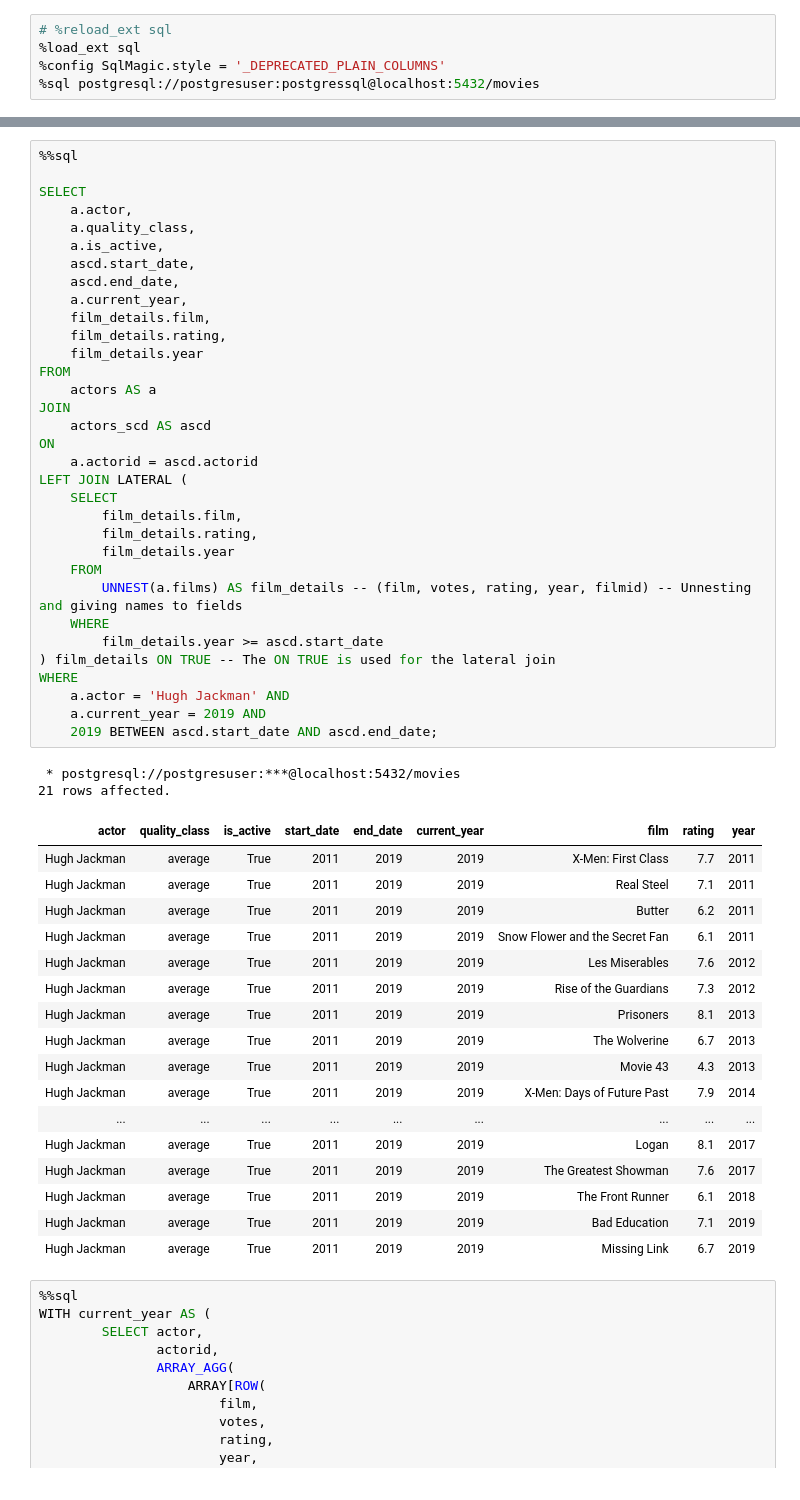
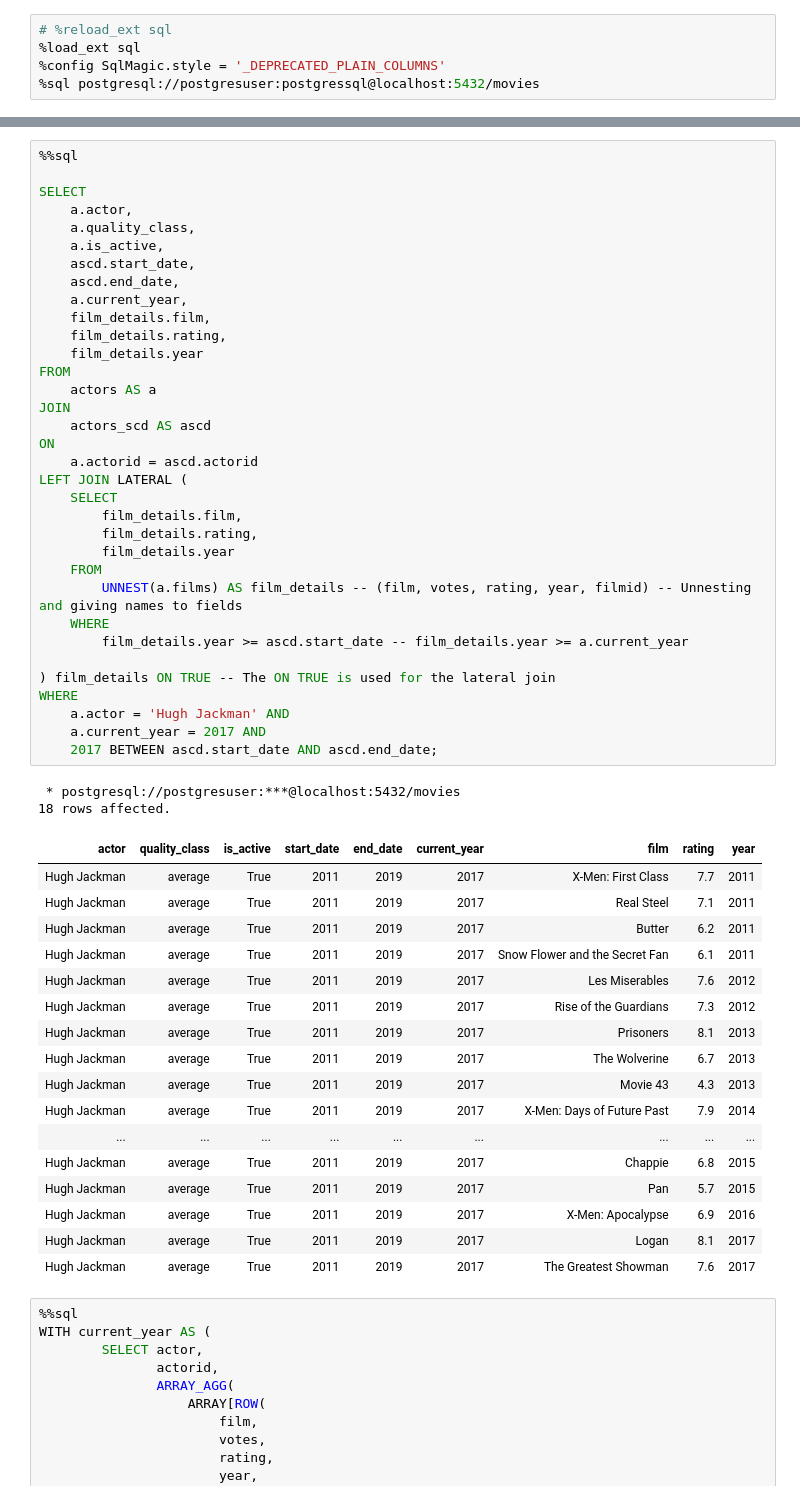
Before and after one commit to rj-pal/advanced-sql-techniques, a Jupyter notebook: movies/magic_sql.ipynb, the cells around one changed output, grey strips where cells are left out. Cells and saved outputs as stored; diff of their text form.

```diff
--- a/movies/magic_sql.ipynb
+++ b/movies/magic_sql.ipynb
@@ -73,53 +76,54 @@ FROM get_actor;
 SELECT
     a.actor,
     a.quality_class,
     a.is_active,
     ascd.start_date,
     ascd.end_date,
     a.current_year,
     film_details.film,
     film_details.rating,
     film_details.year
 FROM
     actors AS a
 JOIN
     actors_scd AS ascd
 ON
     a.actorid = ascd.actorid
 LEFT JOIN LATERAL (
     SELECT
         film_details.film,
         film_details.rating,
         film_details.year
     FROM
         UNNEST(a.films) AS film_details -- (film, votes, rating, year, filmid) -- Unnesting and giving names to fields
     WHERE
-        film_details.year >= ascd.start_date
+        film_details.year >= ascd.start_date -- film_details.year >= a.current_year
+
 ) film_details ON TRUE -- The ON TRUE is used for the lateral join
 WHERE
     a.actor = 'Hugh Jackman' AND
-    a.current_year = 2019 AND
-    2019 BETWEEN ascd.start_date AND ascd.end_date;
+    a.current_year = 2017 AND
+    2017 BETWEEN ascd.start_date AND ascd.end_date;
 # %% [output]
  * postgresql://postgresuser:***@localhost:5432/movies
-21 rows affected.
+18 rows affected.
 | actor | quality_class | is_active | start_date | end_date | current_year | film | rating | year |
-| Hugh Jackman | average | True | 2011 | 2019 | 2019 | X-Men: First Class | 7.7 | 2011 |
-| Hugh Jackman | average | True | 2011 | 2019 | 2019 | Real Steel | 7.1 | 2011 |
-| Hugh Jackman | average | True | 2011 | 2019 | 2019 | Butter | 6.2 | 2011 |
-| Hugh Jackman | average | True | 2011 | 2019 | 2019 | Snow Flower and the Secret Fan | 6.1 | 2011 |
-| Hugh Jackman | average | True | 2011 | 2019 | 2019 | Les Miserables | 7.6 | 2012 |
-| Hugh Jackman | average | True | 2011 | 2019 | 2019 | Rise of the Guardians | 7.3 | 2012 |
-| Hugh Jackman | average | True | 2011 | 2019 | 2019 | Prisoners | 8.1 | 2013 |
-| Hugh Jackman | average | True | 2011 | 2019 | 2019 | The Wolverine | 6.7 | 2013 |
-| Hugh Jackman | average | True | 2011 | 2019 | 2019 | Movie 43 | 4.3 | 2013 |
-| Hugh Jackman | average | True | 2011 | 2019 | 2019 | X-Men: Days of Future Past | 7.9 | 2014 |
+| Hugh Jackman | average | True | 2011 | 2019 | 2017 | X-Men: First Class | 7.7 | 2011 |
+| Hugh Jackman | average | True | 2011 | 2019 | 2017 | Real Steel | 7.1 | 2011 |
+| Hugh Jackman | average | True | 2011 | 2019 | 2017 | Butter | 6.2 | 2011 |
+| Hugh Jackman | average | True | 2011 | 2019 | 2017 | Snow Flower and the Secret Fan | 6.1 | 2011 |
+| Hugh Jackman | average | True | 2011 | 2019 | 2017 | Les Miserables | 7.6 | 2012 |
+| Hugh Jackman | average | True | 2011 | 2019 | 2017 | Rise of the Guardians | 7.3 | 2012 |
+| Hugh Jackman | average | True | 2011 | 2019 | 2017 | Prisoners | 8.1 | 2013 |
+| Hugh Jackman | average | True | 2011 | 2019 | 2017 | The Wolverine | 6.7 | 2013 |
+| Hugh Jackman | average | True | 2011 | 2019 | 2017 | Movie 43 | 4.3 | 2013 |
+| Hugh Jackman | average | True | 2011 | 2019 | 2017 | X-Men: Days of Future Past | 7.9 | 2014 |
 | ... | ... | ... | ... | ... | ... | ... | ... | ... |
-| Hugh Jackman | average | True | 2011 | 2019 | 2019 | Logan | 8.1 | 2017 |
-| Hugh Jackman | average | True | 2011 | 2019 | 2019 | The Greatest Showman | 7.6 | 2017 |
-| Hugh Jackman | average | True | 2011 | 2019 | 2019 | The Front Runner | 6.1 | 2018 |
-| Hugh Jackman | average | True | 2011 | 2019 | 2019 | Bad Education | 7.1 | 2019 |
-| Hugh Jackman | average | True | 2011 | 2019 | 2019 | Missing Link | 6.7 | 2019 |
+| Hugh Jackman | average | True | 2011 | 2019 | 2017 | Chappie | 6.8 | 2015 |
+| Hugh Jackman | average | True | 2011 | 2019 | 2017 | Pan | 5.7 | 2015 |
+| Hugh Jackman | average | True | 2011 | 2019 | 2017 | X-Men: Apocalypse | 6.9 | 2016 |
+| Hugh Jackman | average | True | 2011 | 2019 | 2017 | Logan | 8.1 | 2017 |
+| Hugh Jackman | average | True | 2011 | 2019 | 2017 | The Greatest Showman | 7.6 | 2017 |
 # %%
 %%sql
 WITH current_year AS (
```
Also changed, not shown: parts of 5 cells of this notebook, 2 other files.
